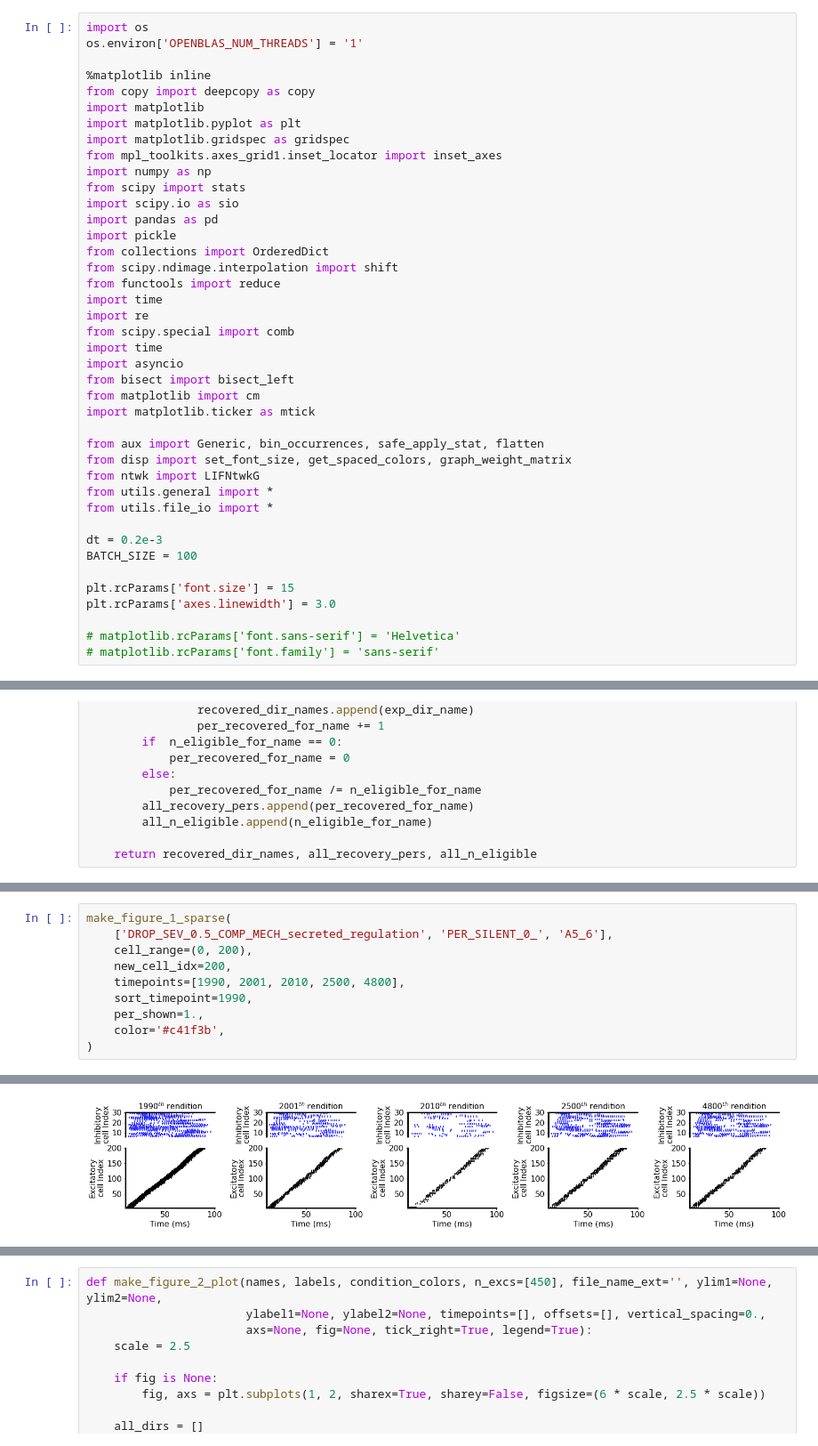
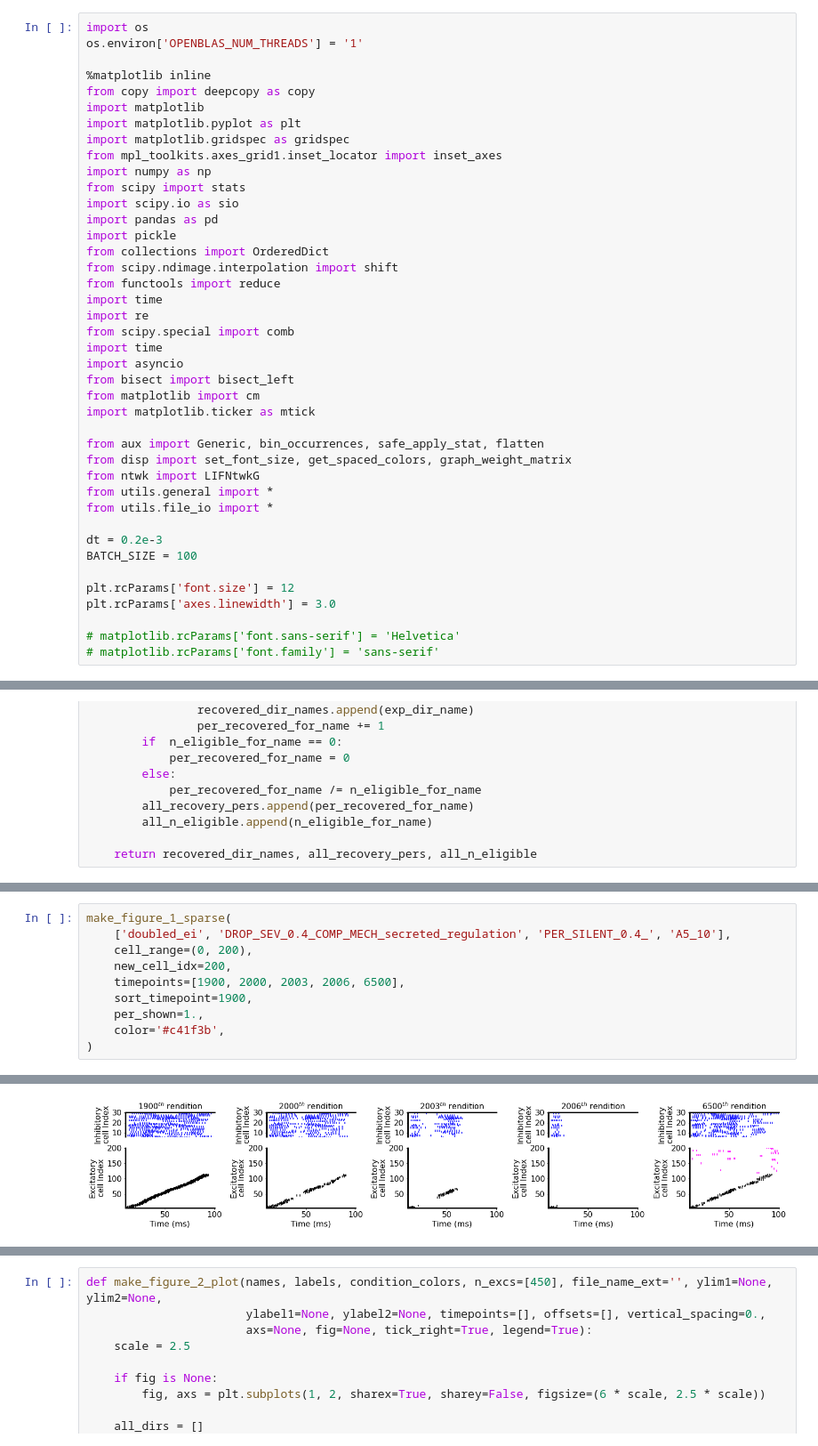
Before and after one commit to davidgbe/spiking_sequence, a Jupyter notebook: spiking_network_model_22_12_13/nb.ipynb, the cells around one changed output, grey strips where cells are left out. Shown at 89% size. Cells and saved outputs as stored; diff of their text form.

```diff
--- a/spiking_network_model_22_12_13/nb.ipynb
+++ b/spiking_network_model_22_12_13/nb.ipynb
@@ -34,7 +34,7 @@ from utils.file_io import *
 dt = 0.2e-3
 BATCH_SIZE = 100
 
-plt.rcParams['font.size'] = 15
+plt.rcParams['font.size'] = 12
 plt.rcParams['axes.linewidth'] = 3.0
 
 # matplotlib.rcParams['font.sans-serif'] = 'Helvetica'
@@ -492,10 +487,10 @@ secreted__SEED_2001_W_E_E_0.0012_W_E_I_7e-05_W_I_E_4e-05_DROP_SEV_0.5_COMP_MECH_
 # %%
 make_figure_1_sparse(
-    ['DROP_SEV_0.5_COMP_MECH_secreted_regulation', 'PER_SILENT_0_', 'A5_6'],
+    ['doubled_ei', 'DROP_SEV_0.4_COMP_MECH_secreted_regulation', 'PER_SILENT_0.4_', 'A5_10'],
     cell_range=(0, 200),
     new_cell_idx=200,
-    timepoints=[1990, 2001, 2010, 2500, 4800],
-    sort_timepoint=1990,
+    timepoints=[1900, 2000, 2003, 2006, 6500],
+    sort_timepoint=1900,
     per_shown=1.,
     color='#c41f3b',
 )
@@ -527 +522 @@ secreted__SEED_2001_W_E_E_0.0012_W_E_I_7e-05_W_I_E_4e-05_DROP_SEV_0.5_COMP_MECH_
-[figure, old version]
+[figure, new version]
```
Also changed, not shown: parts of 24 cells of this notebook, 2 other files.
